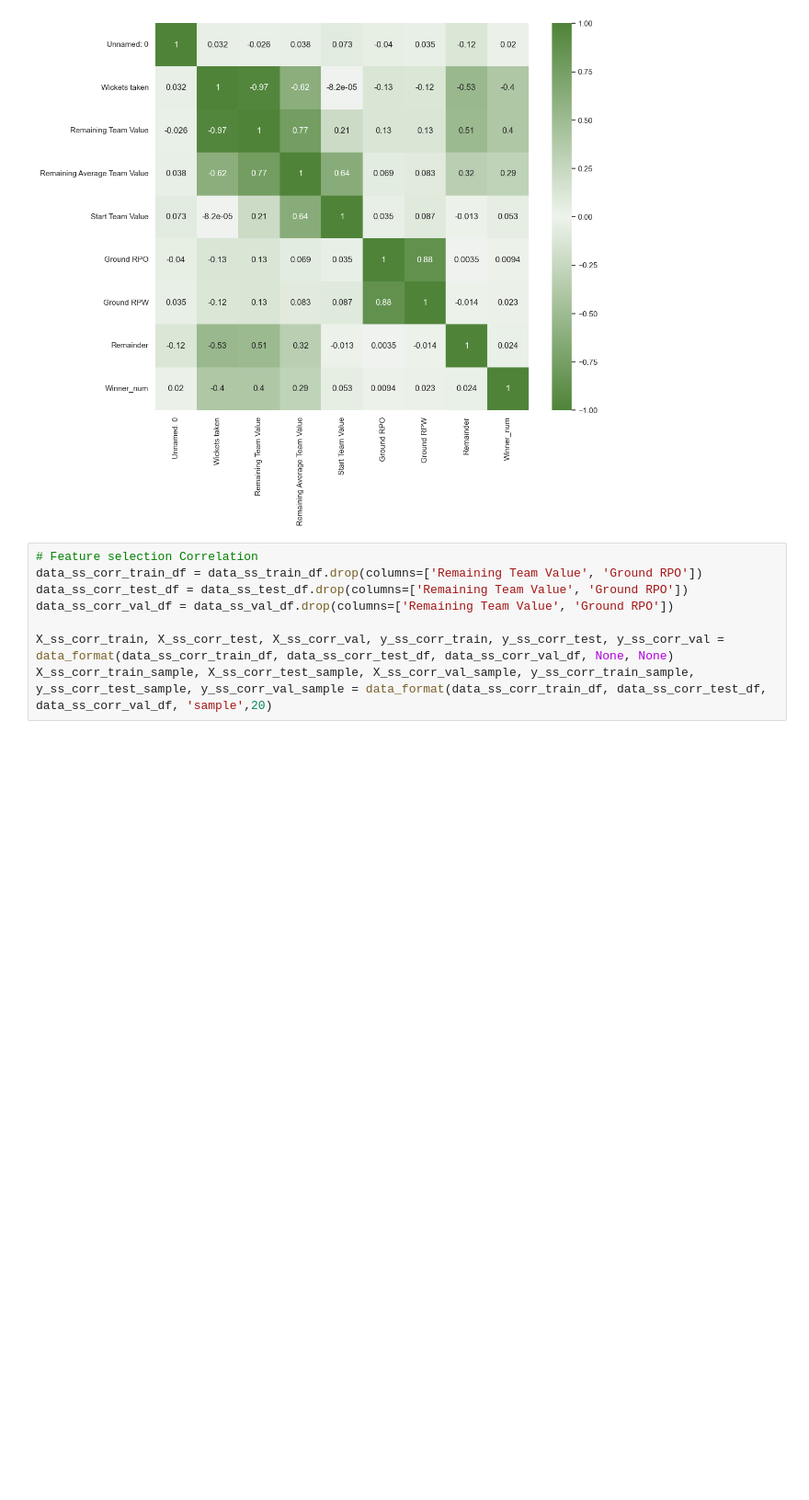
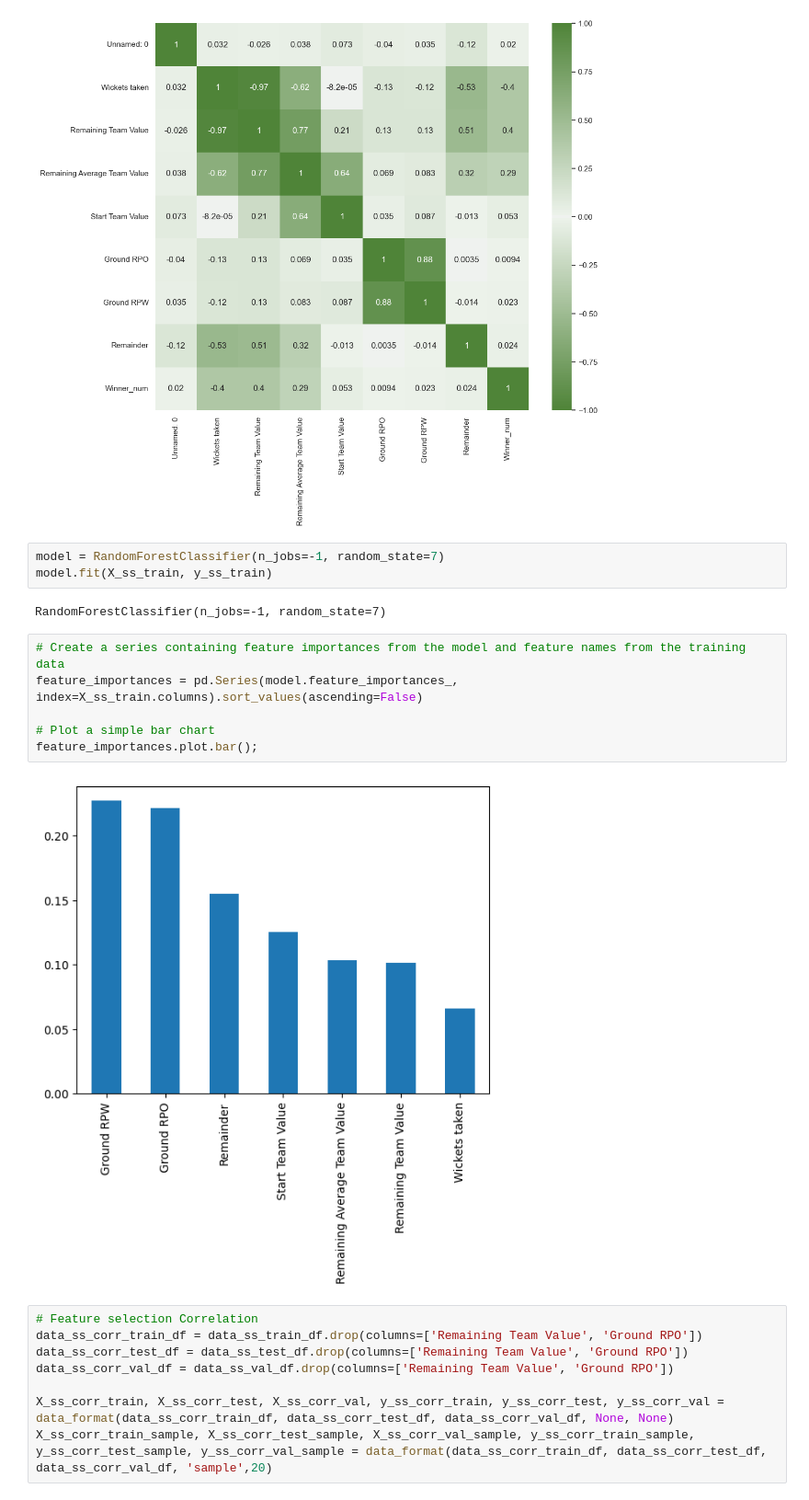
Before and after one commit to Swalke20/DLS_Project, a Jupyter notebook: SVM Model.ipynb, the cells around one changed output. Shown at 92% size. Drawn from its saved outputs; the diff is of its cells as text; blank space fills up the shorter version.

```diff
--- a/SVM Model.ipynb
+++ b/SVM Model.ipynb
@@ -78,6 +75,19 @@ sns.heatmap(corr_matrix, annot=True, cmap=new_cmap, vmin=-1, vmax=1)
 # %% [output]
 <Axes: >
 [figure]
+# %%
+model = RandomForestClassifier(n_jobs=-1, random_state=7)
+model.fit(X_ss_train, y_ss_train)
+# %% [output]
+RandomForestClassifier(n_jobs=-1, random_state=7)
+# %%
+# Create a series containing feature importances from the model and feature names from the training data
+feature_importances = pd.Series(model.feature_importances_, index=X_ss_train.columns).sort_values(ascending=False)
+
+# Plot a simple bar chart
+feature_importances.plot.bar();
+# %% [output]
+[figure, added]
 # %%
 # Feature selection Correlation
 data_ss_corr_train_df = data_ss_train_df.drop(columns=['Remaining Team Value', 'Ground RPO'])
```
Also changed, not shown: parts of 19 cells of this notebook, 1 other file.
